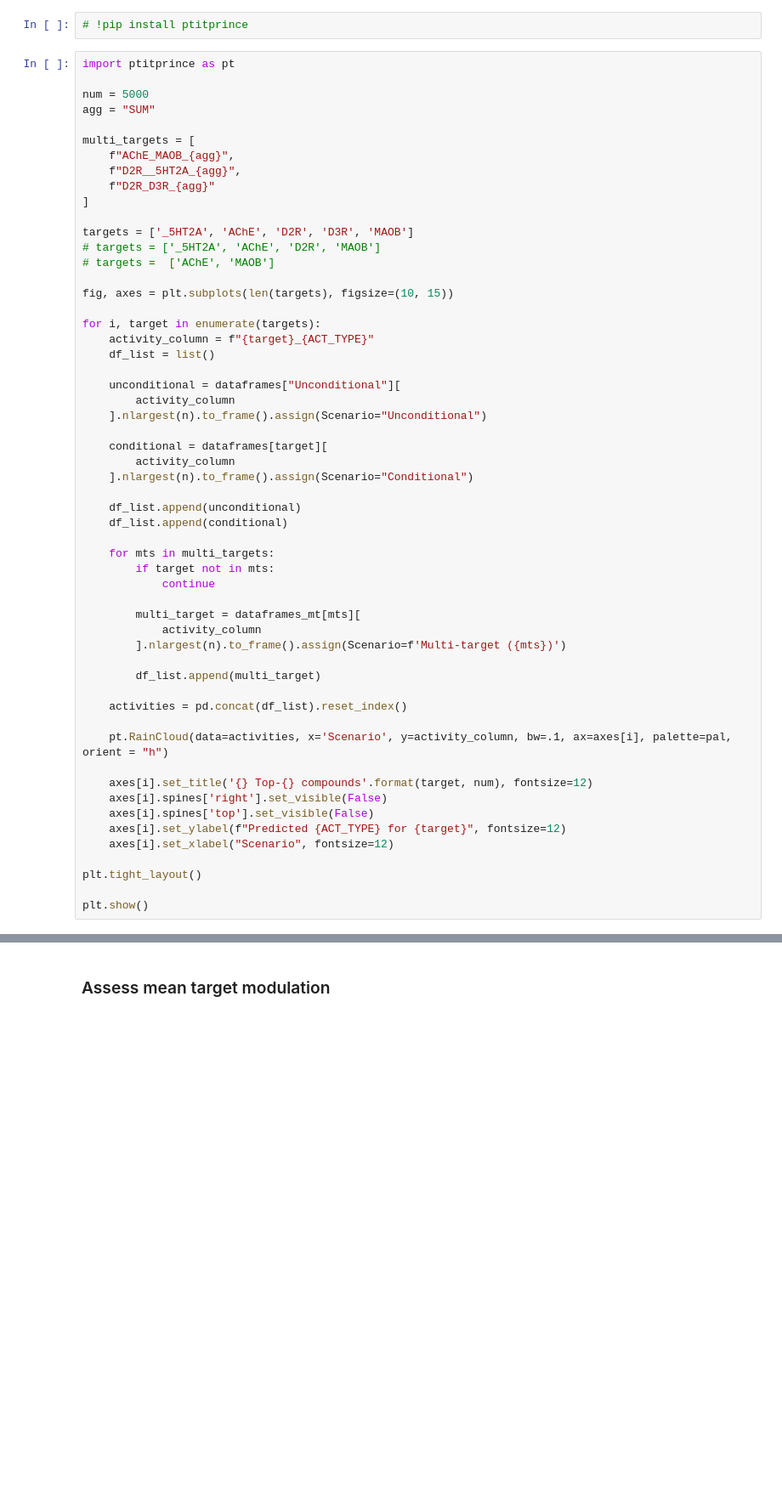
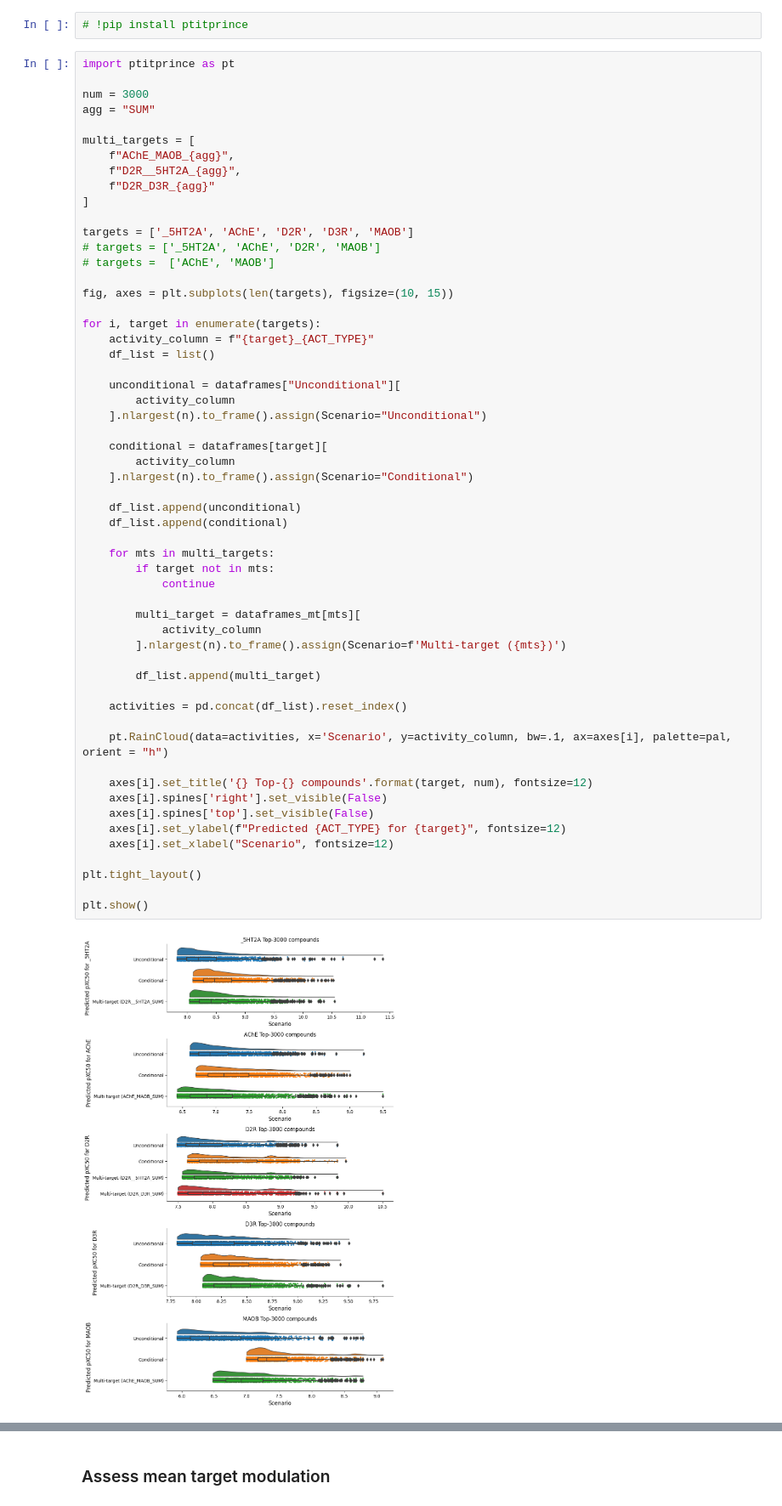
Before and after one commit to arthurcerveira/CoMPO-GPT, a Jupyter notebook: scripts/09-Data-Viz.ipynb, the cells around one changed output, grey strips where cells are left out. Shown at 85% size. Cells and saved outputs as stored; diff of their text form; blank space fills up the shorter version.

```diff
--- a/scripts/09-Data-Viz.ipynb
+++ b/scripts/09-Data-Viz.ipynb
@@ -182,7 +186,7 @@ plt.show()
 # %%
 import ptitprince as pt
 
-num = 5000
+num = 3000
 agg = "SUM"
 
 multi_targets = [
@@ -208,33 +212,35 @@ for i, target in enumerate(targets):
     conditional = dataframes[target][
         activity_column
     ].nlargest(n).to_frame().assign(Scenario="Conditional")
 
     df_list.append(unconditional)
     df_list.append(conditional)
 
     for mts in multi_targets:
         if target not in mts:
             continue
 
         multi_target = dataframes_mt[mts][
             activity_column
         ].nlargest(n).to_frame().assign(Scenario=f'Multi-target ({mts})')
 
         df_list.append(multi_target)
 
     activities = pd.concat(df_list).reset_index()
 
     pt.RainCloud(data=activities, x='Scenario', y=activity_column, bw=.1, ax=axes[i], palette=pal, orient = "h")
 
     axes[i].set_title('{} Top-{} compounds'.format(target, num), fontsize=12)
     axes[i].spines['right'].set_visible(False)
     axes[i].spines['top'].set_visible(False)
     axes[i].set_ylabel(f"Predicted {ACT_TYPE} for {target}", fontsize=12)
     axes[i].set_xlabel("Scenario", fontsize=12)
 
 plt.tight_layout()
 
 plt.show()
+# %% [output]
+[figure, added]
 # %%
 for j, target in enumerate(targets):
     activity_column = f"{target}_{ACT_TYPE}"
```
Also changed, not shown: parts of 8 cells of this notebook, 58 other files.
